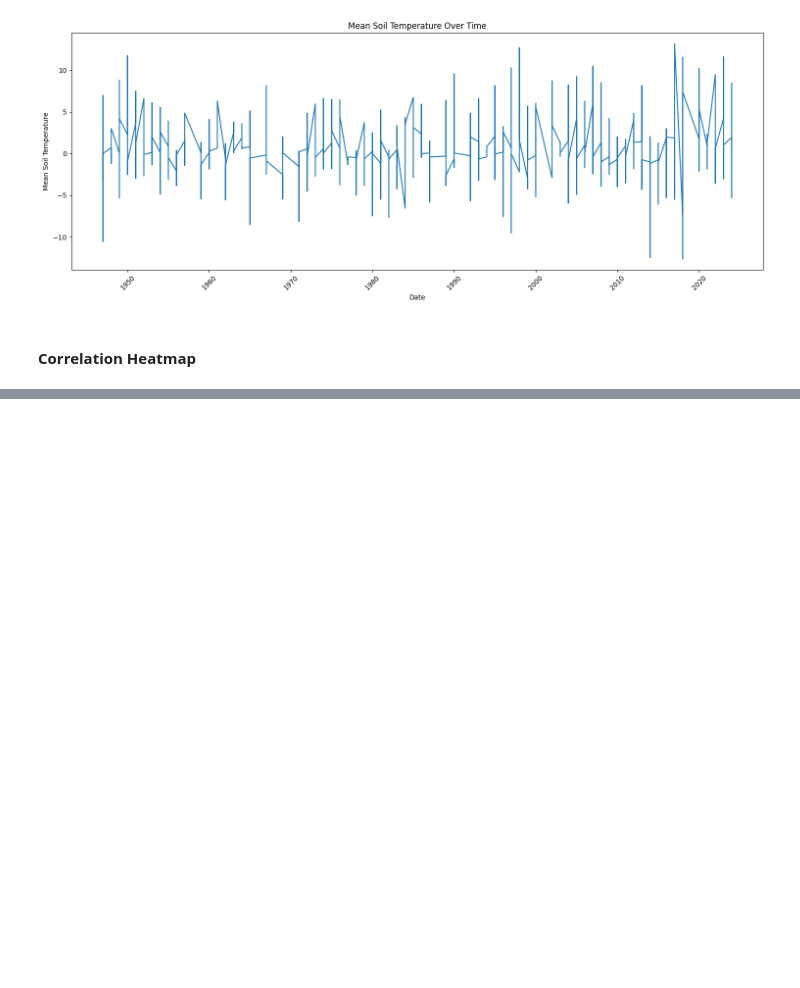
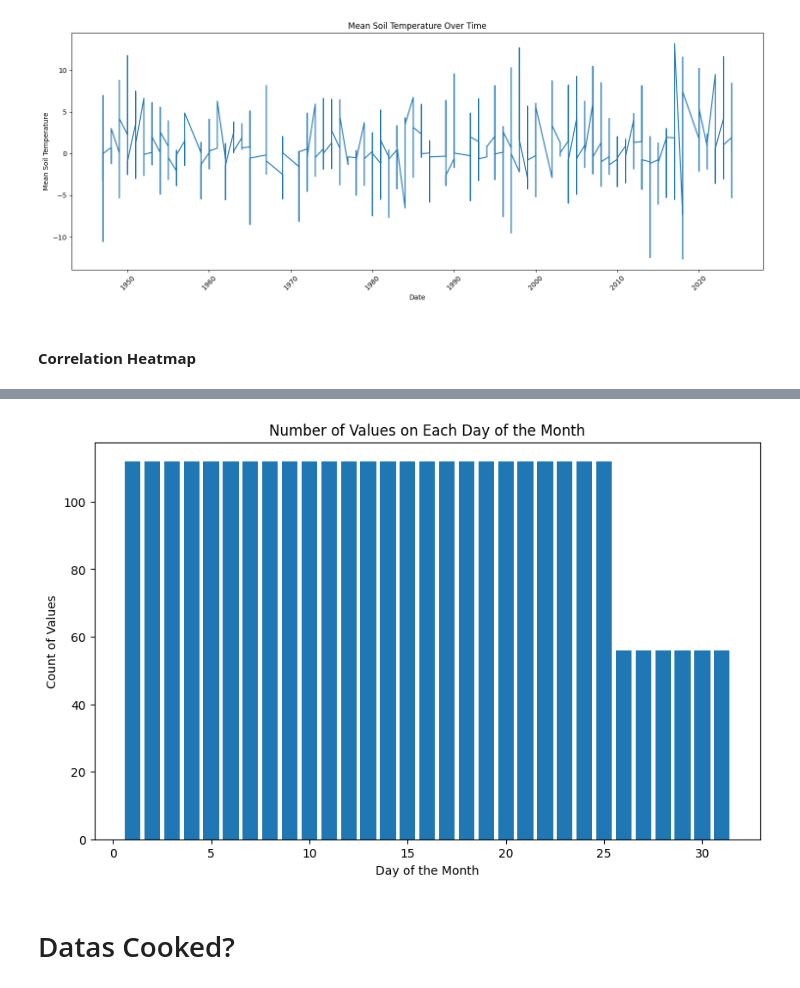
Before and after one commit to FranThe3rd/Spring-Predictor-ML, a Jupyter notebook: SpringPredictor.ipynb, the cells around one changed output, grey strips where cells are left out. Drawn from its saved outputs; the diff is of its cells as text; code cells hidden in the pictures; blank space fills up the shorter version.

```diff
--- a/SpringPredictor.ipynb
+++ b/SpringPredictor.ipynb
@@ -212,0 +249,18 @@ train_set, test_set = split_data()
+# %%
+import matplotlib.pyplot as plt
+
+plt.figure(figsize=(10, 6))
+
+day_counts = data['day'].value_counts().sort_index()
+
+plt.bar(day_counts.index, day_counts.values)
+
+plt.xlabel('Day of the Month')
+plt.ylabel('Count of Values')
+plt.title('Number of Values on Each Day of the Month')
+
+plt.show()
+# %% [output]
+[figure, added]
+# %% [markdown]
+# Datas Cooked?
```
Also changed, not shown: parts of 11 cells of this notebook, 1 other file.
